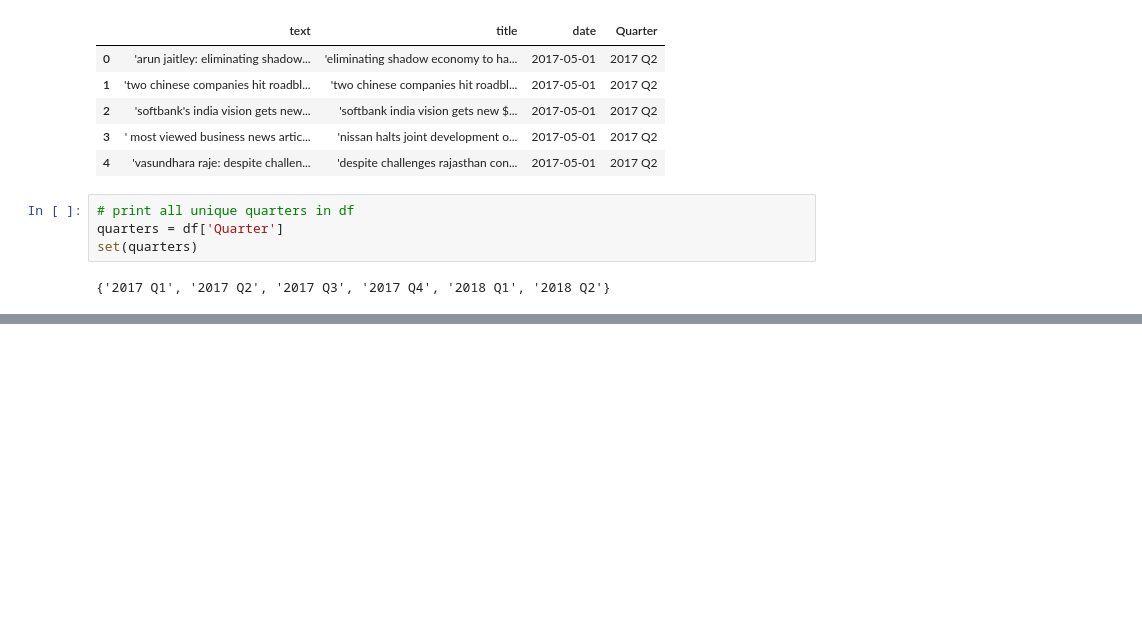
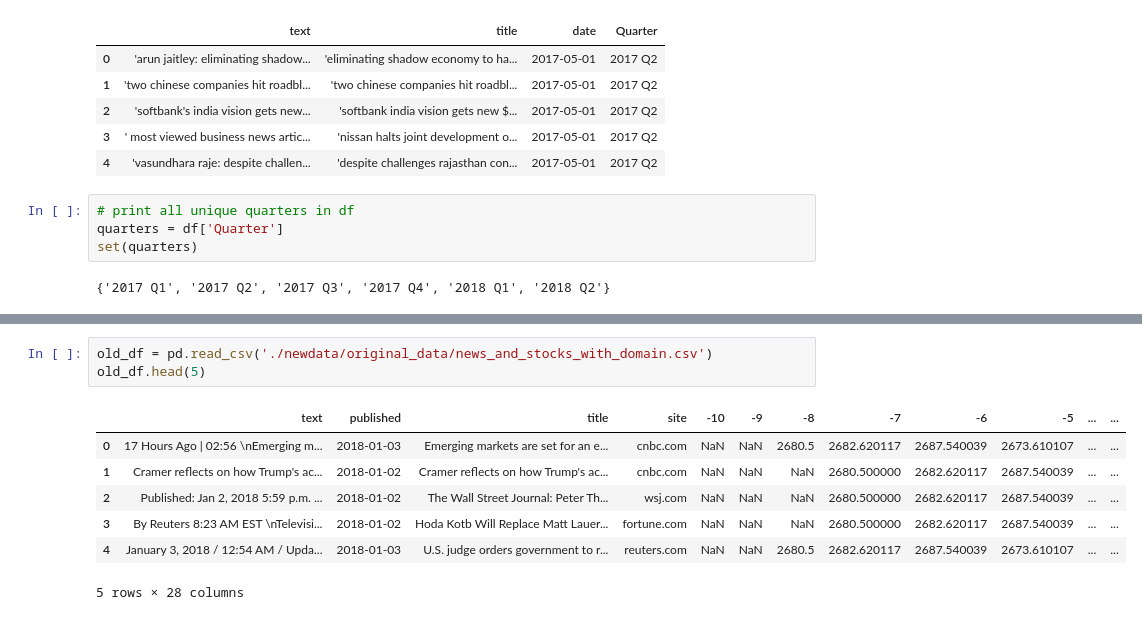
Before and after one commit to OWurst/PittCoin, a Jupyter notebook: expanded_datagathering/New_Data_Exploration.ipynb, the cells around one changed output, grey strips where cells are left out. Drawn from its saved outputs; the diff is of its cells as text; blank space fills up the shorter version.

Commit message:
fix preprocessing of the data I have so far

```diff
--- a/expanded_datagathering/New_Data_Exploration.ipynb
+++ b/expanded_datagathering/New_Data_Exploration.ipynb
@@ -60,3 +60,14 @@ df['Quarter'].value_counts().plot(kind='bar')
+# %%
+old_df = pd.read_csv('./newdata/original_data/news_and_stocks_with_domain.csv')
+old_df.head(5)
+# %% [output]
+|  | text | published | title | site | -10 | -9 | -8 | -7 | -6 | -5 | ... | ... |
+| 0 | 17 Hours Ago | 02:56 \nEmerging m... | 2018-01-03 | Emerging markets are set for an e... | cnbc.com | NaN | NaN | 2680.5 | 2682.620117 | 2687.540039 | 2673.610107 | ... | ... |
+| 1 | Cramer reflects on how Trump's ac... | 2018-01-02 | Cramer reflects on how Trump's ac... | cnbc.com | NaN | NaN | NaN | 2680.500000 | 2682.620117 | 2687.540039 | ... | ... |
+| 2 | Published: Jan 2, 2018 5:59 p.m. ... | 2018-01-02 | The Wall Street Journal: Peter Th... | wsj.com | NaN | NaN | NaN | 2680.500000 | 2682.620117 | 2687.540039 | ... | ... |
+| 3 | By Reuters 8:23 AM EST \nTelevisi... | 2018-01-02 | Hoda Kotb Will Replace Matt Lauer... | fortune.com | NaN | NaN | NaN | 2680.500000 | 2682.620117 | 2687.540039 | ... | ... |
+| 4 | January 3, 2018 / 12:54 AM / Upda... | 2018-01-03 | U.S. judge orders government to r... | reuters.com | NaN | NaN | 2680.5 | 2682.620117 | 2687.540039 | 2673.610107 | ... | ... |
+5 rows × 28 columns
 # %%
 print(df["title"].describe())
 print(df["text"].describe())
```
Also changed, not shown: parts of 3 cells of this notebook, 2 other files.
